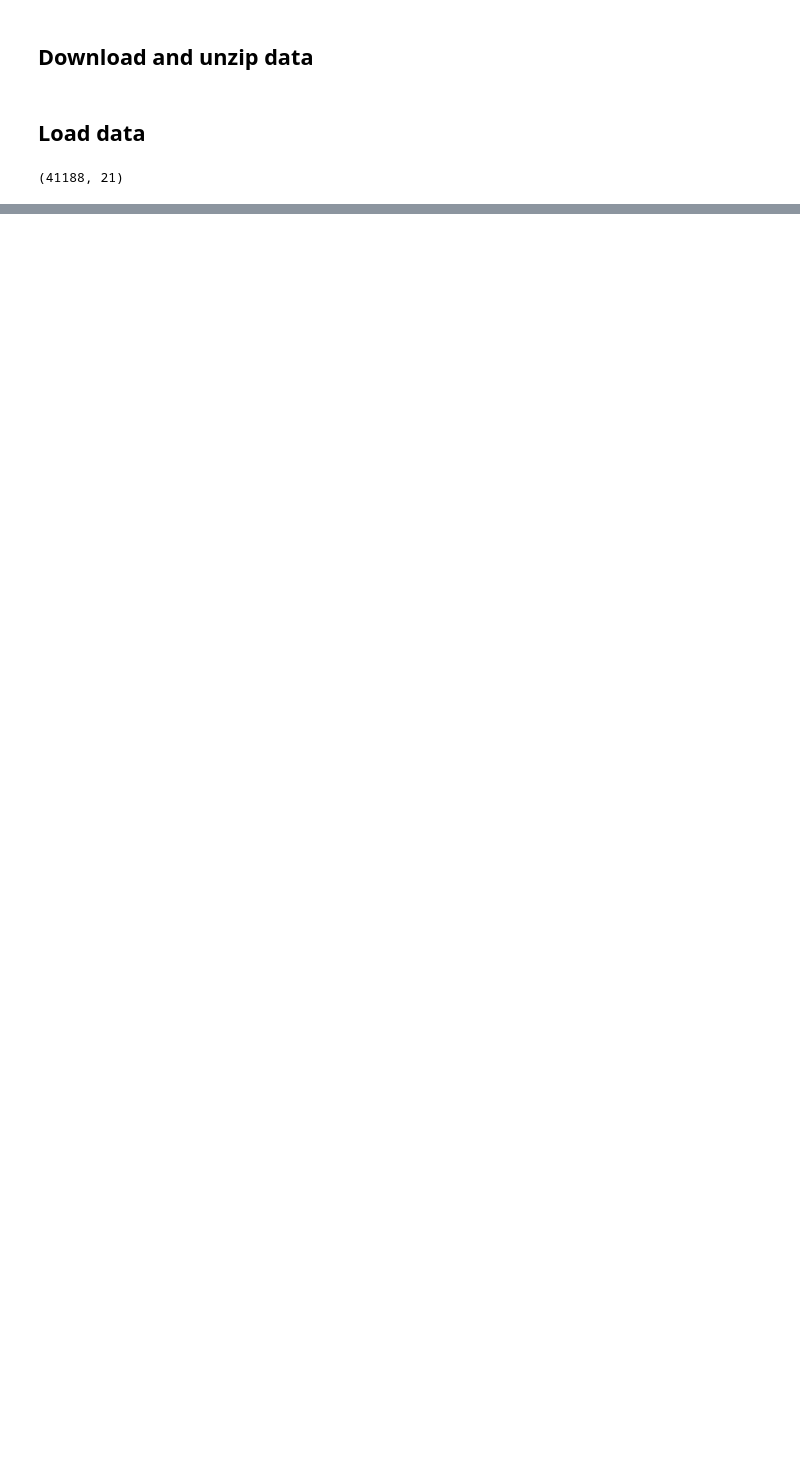
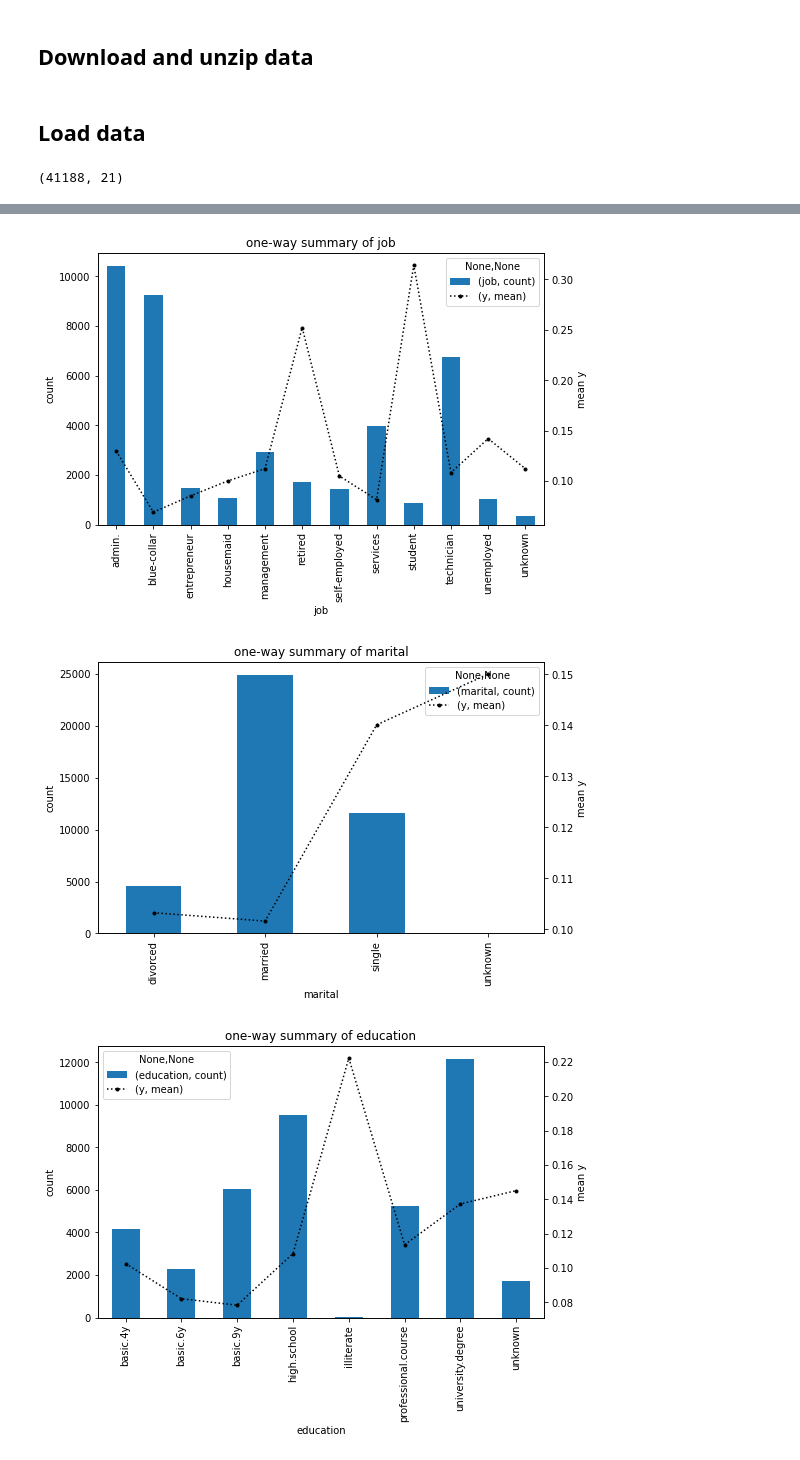
Before and after one commit to lvgig/tubular, a Jupyter notebook: examples/Data-Science-Festival-Workshop/Demo.ipynb, the cells around one changed output, grey strips where cells are left out. Cells and saved outputs as stored; diff of their text form; code cells hidden in the pictures; blank space fills up the shorter version.

```diff
--- a/examples/Data-Science-Festival-Workshop/Demo.ipynb
+++ b/examples/Data-Science-Festival-Workshop/Demo.ipynb
@@ -41,0 +160,9 @@ df.head()
+# %%
+categorical_cols = list(df.select_dtypes('object').columns.values)
+# %%
+for col in categorical_cols:
+    p.one_way_summary_plot(df, col)
+# %% [output]
+[figure, added]
+[figure, added]
+[figure, added]
```
Also changed, not shown: parts of 146 cells of this notebook.
